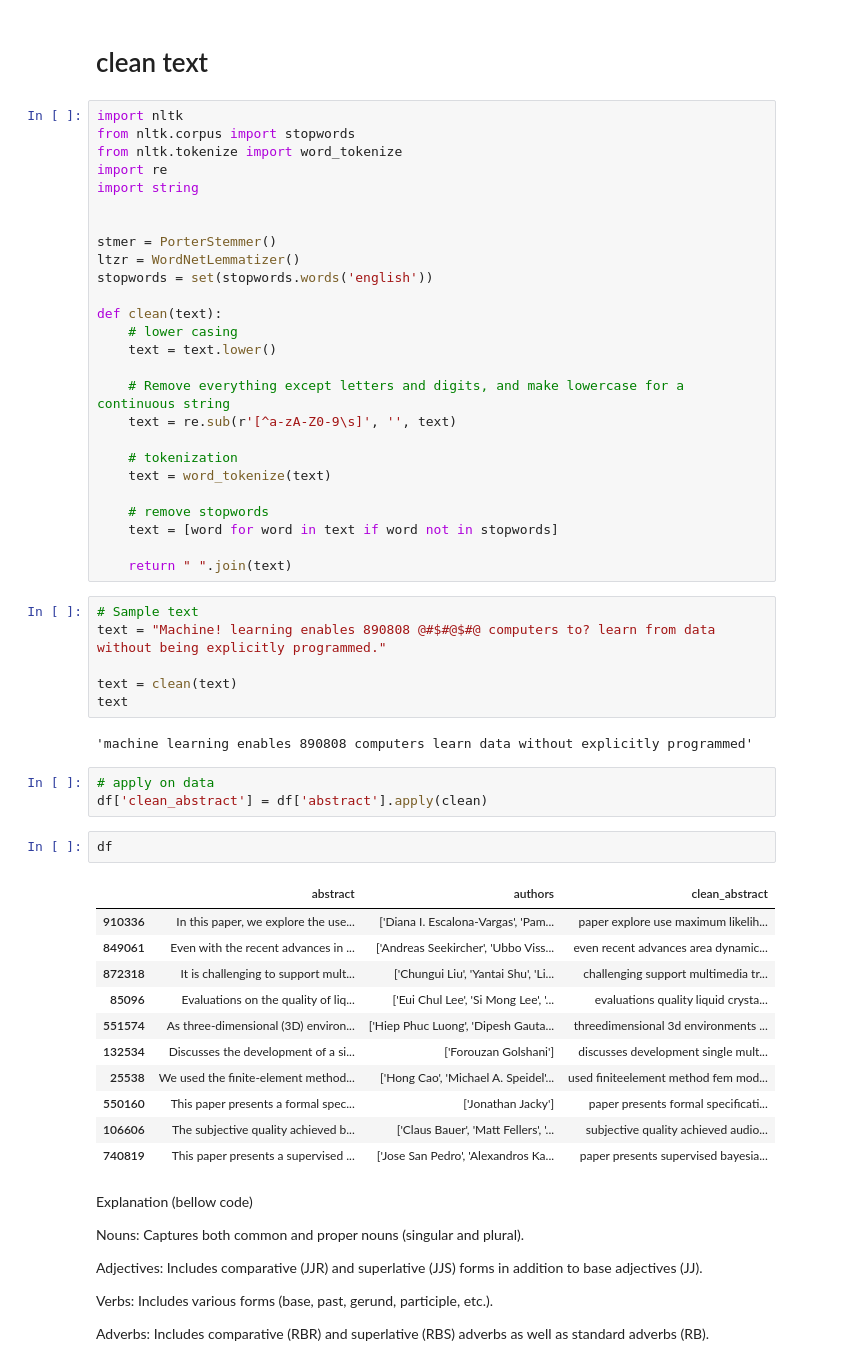
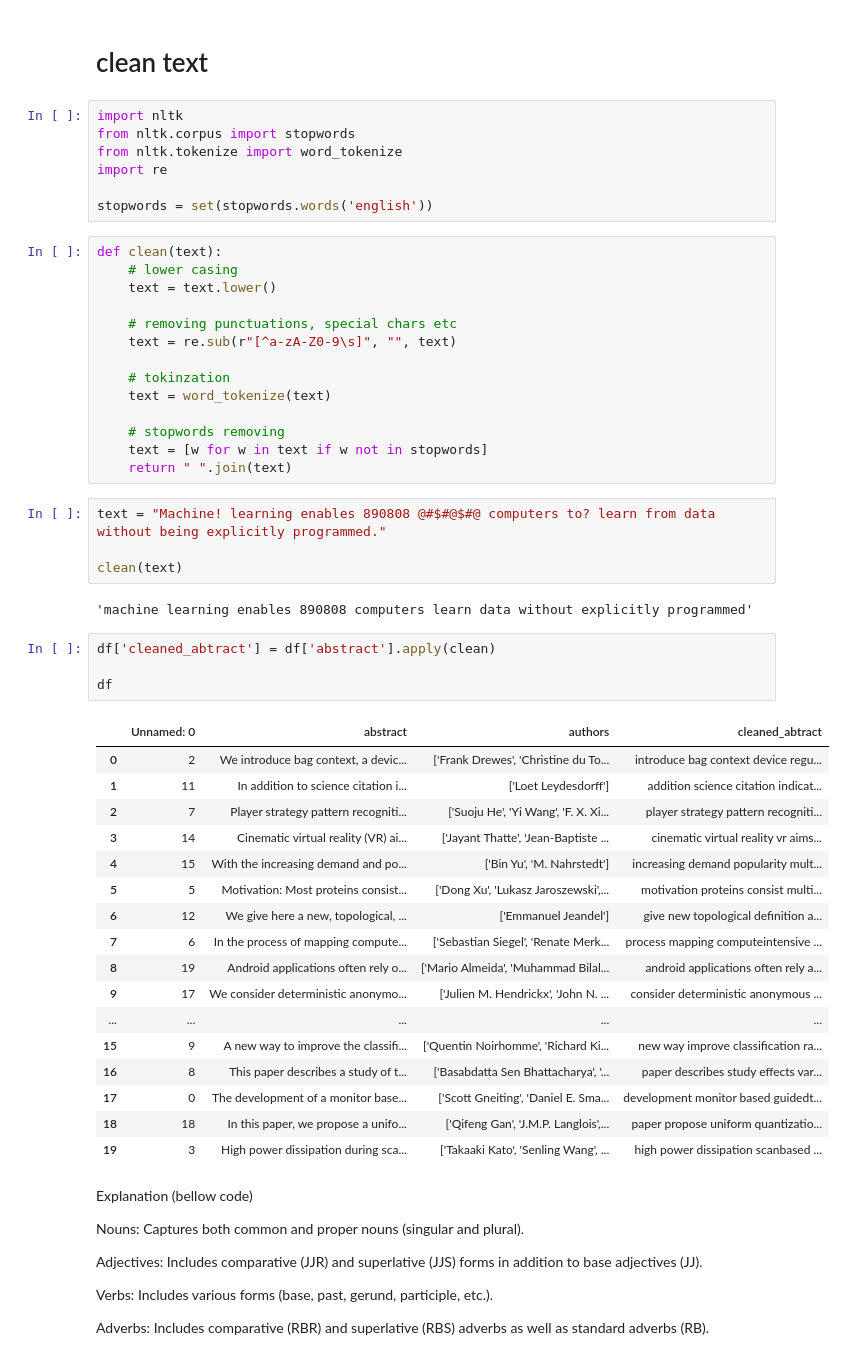
Before and after one commit to 611noorsaeed/NLP-Engineering-BootCamp, a Jupyter notebook: TextBlob Basic and 15 Projects using python.ipynb, the cells around one changed output. Saved outputs shown, nothing was run; the diff lists cells and outputs as text.

```diff
--- a/TextBlob Basic and 15 Projects using python.ipynb
+++ b/TextBlob Basic and 15 Projects using python.ipynb
@@ -532,52 +528,50 @@ import nltk
 from nltk.corpus import stopwords
 from nltk.tokenize import word_tokenize
 import re
-import string
 
-
-stmer = PorterStemmer()
-ltzr = WordNetLemmatizer()
 stopwords = set(stopwords.words('english'))
-
-def clean(text):
-    # lower casing
-    text = text.lower()
-
-    # Remove everything except letters and digits, and make lowercase for a continuous string
-    text = re.sub(r'[^a-zA-Z0-9\s]', '', text)
-
-    # tokenization
-    text = word_tokenize(text)
-
-    # remove stopwords
-    text = [word for word in text if word not in stopwords]
-
-    return " ".join(text)
 # %%
-# Sample text
-text = "Machine! learning enables 890808 @#$#@$#@ computers to? learn from data without being explicitly programmed."
+def clean(text):
+    # lower casing
+    text = text.lower()
 
-text = clean(text)
-text
+    # removing punctuations, special chars etc
+    text = re.sub(r"[^a-zA-Z0-9\s]", "", text)
+
+    # tokinzation
+    text = word_tokenize(text)
+
+    # stopwords removing
+    text = [w for w in text if w not in stopwords]
+    return " ".join(text)
-# %% [output]
-'machine learning enables 890808 computers learn data without explicitly programmed'
 # %%
-# apply on data
-df['clean_abstract'] = df['abstract'].apply(clean)
+text = "Machine! learning enables 890808 @#$#@$#@ computers to? learn from data without being explicitly programmed."
+
+clean(text)
+# %% [output]
+'machine learning enables 890808 computers learn data without explicitly programmed'
 # %%
+df['cleaned_abtract'] = df['abstract'].apply(clean)
+
 df
 # %% [output]
-|  | abstract | authors | clean_abstract |
-| 910336 | In this paper, we explore the use... | ['Diana I. Escalona-Vargas', 'Pam... | paper explore use maximum likelih... |
-| 849061 | Even with the recent advances in ... | ['Andreas Seekircher', 'Ubbo Viss... | even recent advances area dynamic... |
-| 872318 | It is challenging to support mult... | ['Chungui Liu', 'Yantai Shu', 'Li... | challenging support multimedia tr... |
-| 85096 | Evaluations on the quality of liq... | ['Eui Chul Lee', 'Si Mong Lee', '... | evaluations quality liquid crysta... |
-| 551574 | As three-dimensional (3D) environ... | ['Hiep Phuc Luong', 'Dipesh Gauta... | threedimensional 3d environments ... |
-| 132534 | Discusses the development of a si... | ['Forouzan Golshani'] | discusses development single mult... |
-| 25538 | We used the finite-element method... | ['Hong Cao', 'Michael A. Speidel'... | used finiteelement method fem mod... |
-| 550160 | This paper presents a formal spec... | ['Jonathan Jacky'] | paper presents formal specificati... |
-| 106606 | The subjective quality achieved b... | ['Claus Bauer', 'Matt Fellers', '... | subjective quality achieved audio... |
-| 740819 | This paper presents a supervised ... | ['Jose San Pedro', 'Alexandros Ka... | paper presents supervised bayesia... |
+|  | Unnamed: 0 | abstract | authors | cleaned_abtract |
+| 0 | 2 | We introduce bag context, a devic... | ['Frank Drewes', 'Christine du To... | introduce bag context device regu... |
+| 1 | 11 | In addition to science citation i... | ['Loet Leydesdorff'] | addition science citation indicat... |
+| 2 | 7 | Player strategy pattern recogniti... | ['Suoju He', 'Yi Wang', 'F. X. Xi... | player strategy pattern recogniti... |
+| 3 | 14 | Cinematic virtual reality (VR) ai... | ['Jayant Thatte', 'Jean-Baptiste ... | cinematic virtual reality vr aims... |
+| 4 | 15 | With the increasing demand and po... | ['Bin Yu', 'M. Nahrstedt'] | increasing demand popularity mult... |
+| 5 | 5 | Motivation: Most proteins consist... | ['Dong Xu', 'Lukasz Jaroszewski',... | motivation proteins consist multi... |
+| 6 | 12 | We give here a new, topological, ... | ['Emmanuel Jeandel'] | give new topological definition a... |
+| 7 | 6 | In the process of mapping compute... | ['Sebastian Siegel', 'Renate Merk... | process mapping computeintensive ... |
+| 8 | 19 | Android applications often rely o... | ['Mario Almeida', 'Muhammad Bilal... | android applications often rely a... |
+| 9 | 17 | We consider deterministic anonymo... | ['Julien M. Hendrickx', 'John N. ... | consider deterministic anonymous ... |
+| ... | ... | ... | ... | ... |
+| 15 | 9 | A new way to improve the classifi... | ['Quentin Noirhomme', 'Richard Ki... | new way improve classification ra... |
+| 16 | 8 | This paper describes a study of t... | ['Basabdatta Sen Bhattacharya', '... | paper describes study effects var... |
+| 17 | 0 | The development of a monitor base... | ['Scott Gneiting', 'Daniel E. Sma... | development monitor based guidedt... |
+| 18 | 18 | In this paper, we propose a unifo... | ['Qifeng Gan', 'J.M.P. Langlois',... | paper propose uniform quantizatio... |
+| 19 | 3 | High power dissipation during sca... | ['Takaaki Kato', 'Senling Wang', ... | high power dissipation scanbased ... |
 # %% [markdown]
 Explanation (bellow code)
 
```
Also changed, not shown: parts of 10 cells of this notebook.
